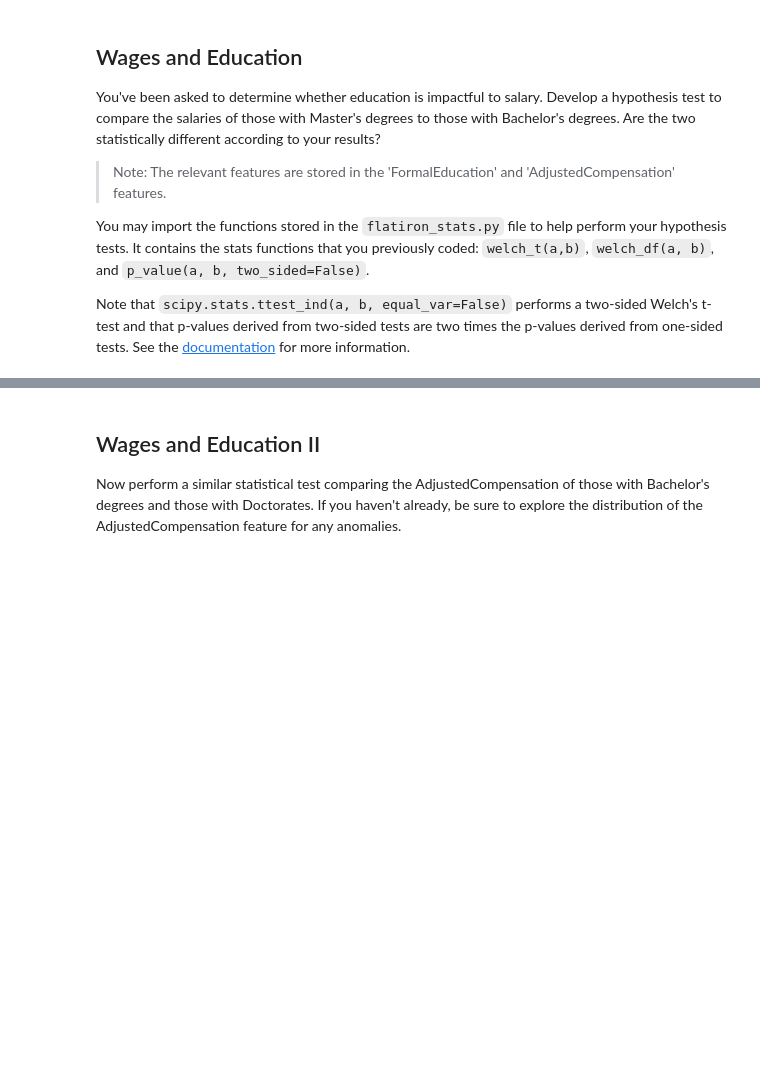
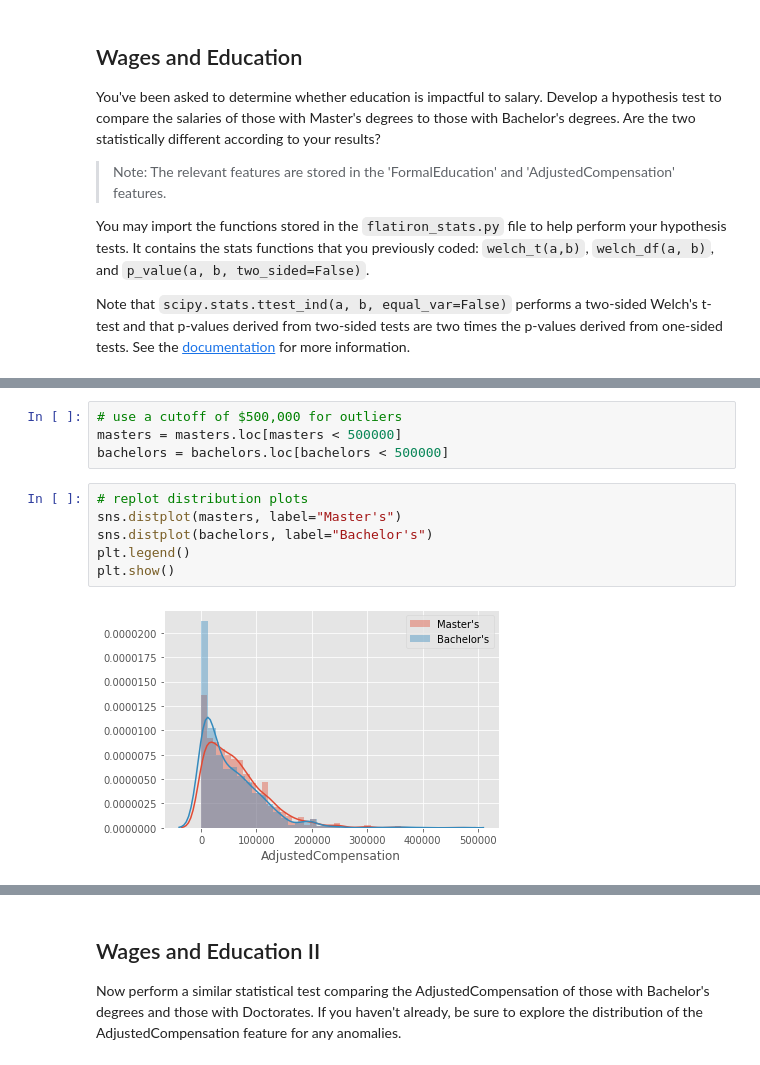
Before and after one commit to akaigraham/dsc-in-depth-ab-testing-lab-online-ds-sp-000, a Jupyter notebook: index.ipynb, the cells around one changed output, grey strips where cells are left out. Drawn from its saved outputs; the diff is of its cells as text; blank space fills up the shorter version.

```diff
--- a/index.ipynb
+++ b/index.ipynb
@@ -87,0 +232,12 @@ Note that `scipy.stats.ttest_ind(a, b, equal_var=False)` performs a two-sided We
+# %%
+# use a cutoff of $500,000 for outliers
+masters = masters.loc[masters < 500000]
+bachelors = bachelors.loc[bachelors < 500000]
+# %%
+# replot distribution plots
+sns.distplot(masters, label="Master's")
+sns.distplot(bachelors, label="Bachelor's")
+plt.legend()
+plt.show()
+# %% [output]
+[figure, added]
```
Also changed, not shown: parts of 32 cells of this notebook.
